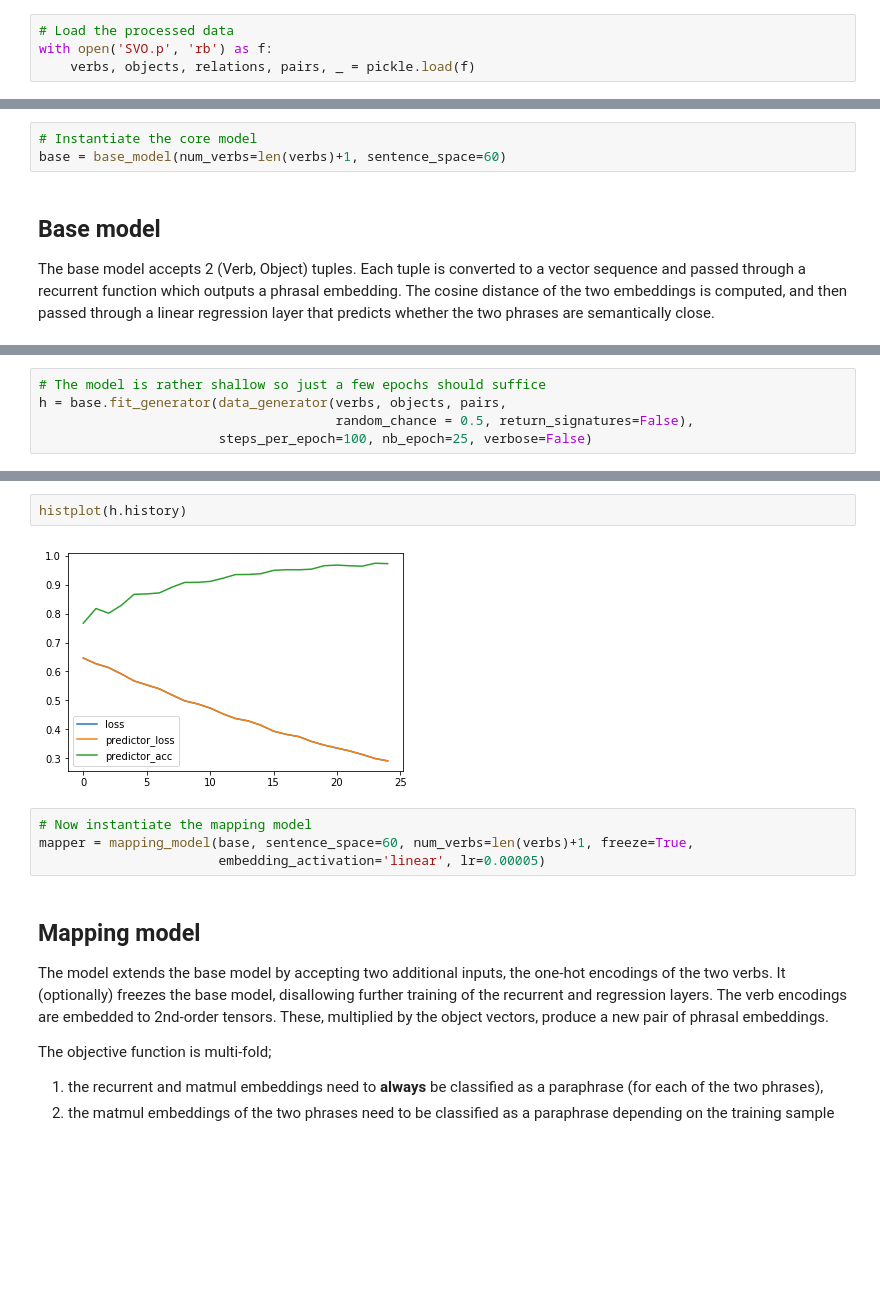
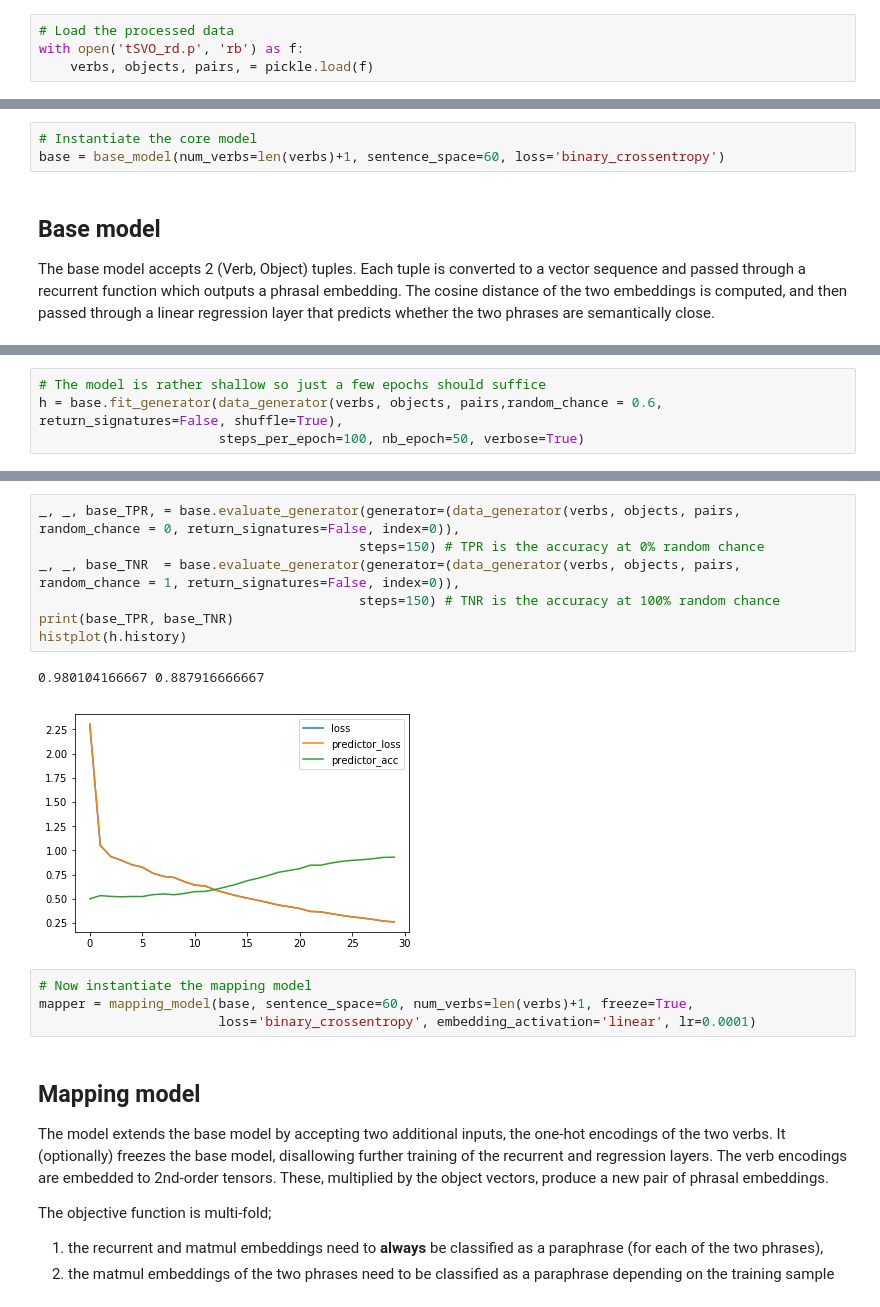
Before and after one commit to konstantinosKokos/verbs-as-maps, a Jupyter notebook: Showcase.ipynb, the cells around one changed output, grey strips where cells are left out. Cells and saved outputs as stored; diff of their text form; blank space fills up the shorter version.

```diff
--- a/Showcase.ipynb
+++ b/Showcase.ipynb
@@ -6,4 +10,4 @@ from IPython.display import SVG, display
 # %%
 # Load the processed data
-with open('SVO.p', 'rb') as f:
-    verbs, objects, relations, pairs, _ = pickle.load(f)
+with open('tSVO_rd.p', 'rb') as f:
+    verbs, objects, pairs, = pickle.load(f)
@@ -14,6 +14,6 @@ remove_dups(pairs)
 # %%
 # Instantiate the core model
-base = base_model(num_verbs=len(verbs)+1, sentence_space=60)
+base = base_model(num_verbs=len(verbs)+1, sentence_space=60, loss='binary_crossentropy')
 # %% [markdown]
 ## Base model
 The base model accepts 2 (Verb, Object) tuples. Each tuple is converted to a vector sequence and passed through a recurrent function which outputs a phrasal embedding. The cosine distance of the two embeddings is computed, and then passed through a linear regression layer that predicts whether the two phrases are semantically close.
@@ -23,6 +23,5 @@ display(SVG(filename='Base_model.svg'))
 [drawing not drawn]
 # %%
 # The model is rather shallow so just a few epochs should suffice
-h = base.fit_generator(data_generator(verbs, objects, pairs,
-                                      random_chance = 0.5, return_signatures=False),
-                       steps_per_epoch=100, nb_epoch=25, verbose=False)
+h = base.fit_generator(data_generator(verbs, objects, pairs,random_chance = 0.6, return_signatures=False, shuffle=True),
+                       steps_per_epoch=100, nb_epoch=50, verbose=True)
@@ -29,11 +46,17 @@ h = base.fit_generator(data_generator(verbs, objects, pairs,
-# %%
-histplot(h.history)
-# %% [output]
-[figure, removed]
+# %%
+_, _, base_TPR, = base.evaluate_generator(generator=(data_generator(verbs, objects, pairs, random_chance = 0, return_signatures=False, index=0)),
+                                         steps=150) # TPR is the accuracy at 0% random chance
+_, _, base_TNR  = base.evaluate_generator(generator=(data_generator(verbs, objects, pairs, random_chance = 1, return_signatures=False, index=0)),
+                                         steps=150) # TNR is the accuracy at 100% random chance
+print(base_TPR, base_TNR)
+histplot(h.history)
+# %% [output]
+0.980104166667 0.887916666667
+[figure, added]
 # %%
 # Now instantiate the mapping model
 mapper = mapping_model(base, sentence_space=60, num_verbs=len(verbs)+1, freeze=True,
-                       embedding_activation='linear', lr=0.00005)
+                       loss='binary_crossentropy', embedding_activation='linear', lr=0.0001)
 # %% [markdown]
 ## Mapping model
 The model extends the base model by accepting two additional inputs, the one-hot encodings of the two verbs. It (optionally) freezes the base model, disallowing further training of the recurrent and regression layers. The verb encodings are embedded to 2nd-order tensors. These, multiplied by the object vectors, produce a new pair of phrasal embeddings.
```
Also changed, not shown: parts of 9 cells of this notebook, 1 other file.
